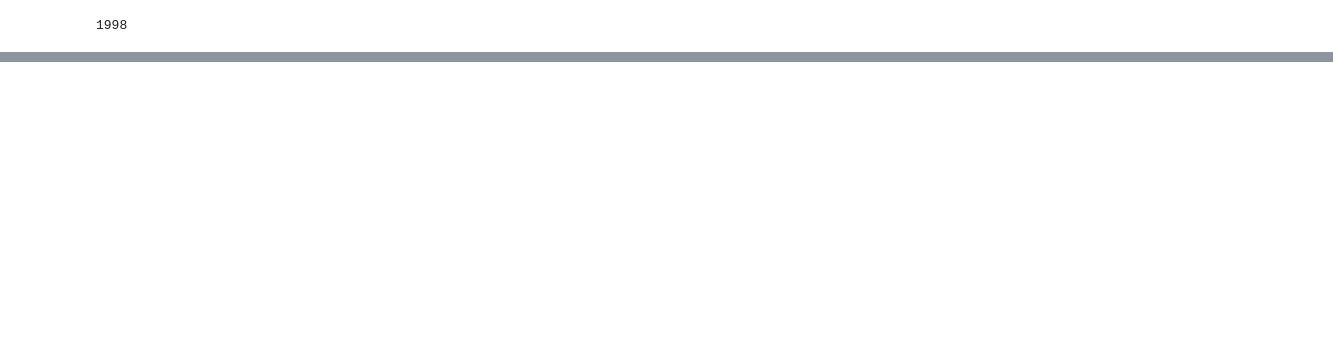
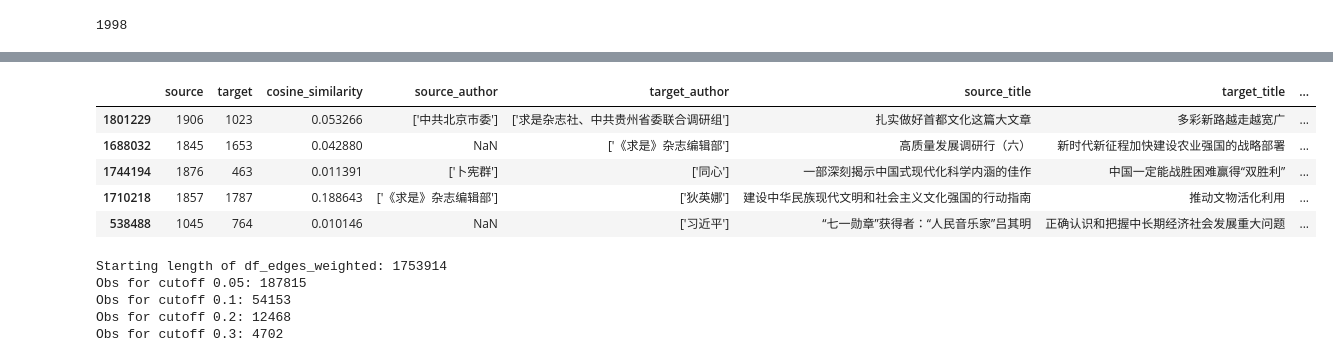
Before and after one commit to calebcsjm/China_Project, a Jupyter notebook: analyze_articles/centrality.ipynb, the cells around one changed output, grey strips where cells are left out. Cells and saved outputs as stored; diff of their text form; code cells hidden in the pictures; blank space fills up the shorter version.

```diff
--- a/analyze_articles/centrality.ipynb
+++ b/analyze_articles/centrality.ipynb
@@ -234,0 +207,11 @@ df_edges_weighted.head(2)
+# %%
+from datetime import datetime
+
+def date_difference(date1, date2):
+    date_format = "%Y-%m-%d"
+    # Convert the date strings to datetime objects
+    datetime1 = datetime.strptime(date1, date_format)
+    datetime2 = datetime.strptime(date2, date_format)
+    # Calculate the difference between the dates
+    difference = abs((datetime2 - datetime1).days)
+    return difference
@@ -234,0 +234,20 @@ df_edges_weighted.head(2)
+# %%
+df_edges_weighted.sample(5, random_state=42)
+# %% [output]
+|  | source | target | cosine_similarity | source_author | target_author | source_title | target_title | ... |
+| 1801229 | 1906 | 1023 | 0.053266 | ['中共北京市委'] | ['求是杂志社、中共贵州省委联合调研组'] | 扎实做好首都文化这篇大文章 | 多彩新路越走越宽广 | ... |
+| 1688032 | 1845 | 1653 | 0.042880 | NaN | ['《求是》杂志编辑部'] | 高质量发展调研行（六） | 新时代新征程加快建设农业强国的战略部署 | ... |
+| 1744194 | 1876 | 463 | 0.011391 | ['卜宪群'] | ['同心'] | 一部深刻揭示中国式现代化科学内涵的佳作 | 中国一定能战胜困难赢得“双胜利” | ... |
+| 1710218 | 1857 | 1787 | 0.188643 | ['《求是》杂志编辑部'] | ['狄英娜'] | 建设中华民族现代文明和社会主义文化强国的行动指南 | 推动文物活化利用 | ... |
+| 538488 | 1045 | 764 | 0.010146 | NaN | ['习近平'] | “七一勋章”获得者：“人民音乐家”吕其明 | 正确认识和把握中长期经济社会发展重大问题 | ... |
+# %%
+print(f"Starting length of df_edges_weighted: {len(df_edges_weighted)}")
+for cutoff in [0.05, 0.1, 0.2, 0.3]:
+    temp_df = df_edges_weighted[df_edges_weighted['weight'] >= cutoff]
+    print(f"Obs for cutoff {cutoff}: {len(temp_df)}")
+# %% [output]
+Starting length of df_edges_weighted: 1753914
+Obs for cutoff 0.05: 187815
+Obs for cutoff 0.1: 54153
+Obs for cutoff 0.2: 12468
+Obs for cutoff 0.3: 4702
```
Also changed, not shown: parts of 31 cells of this notebook.
